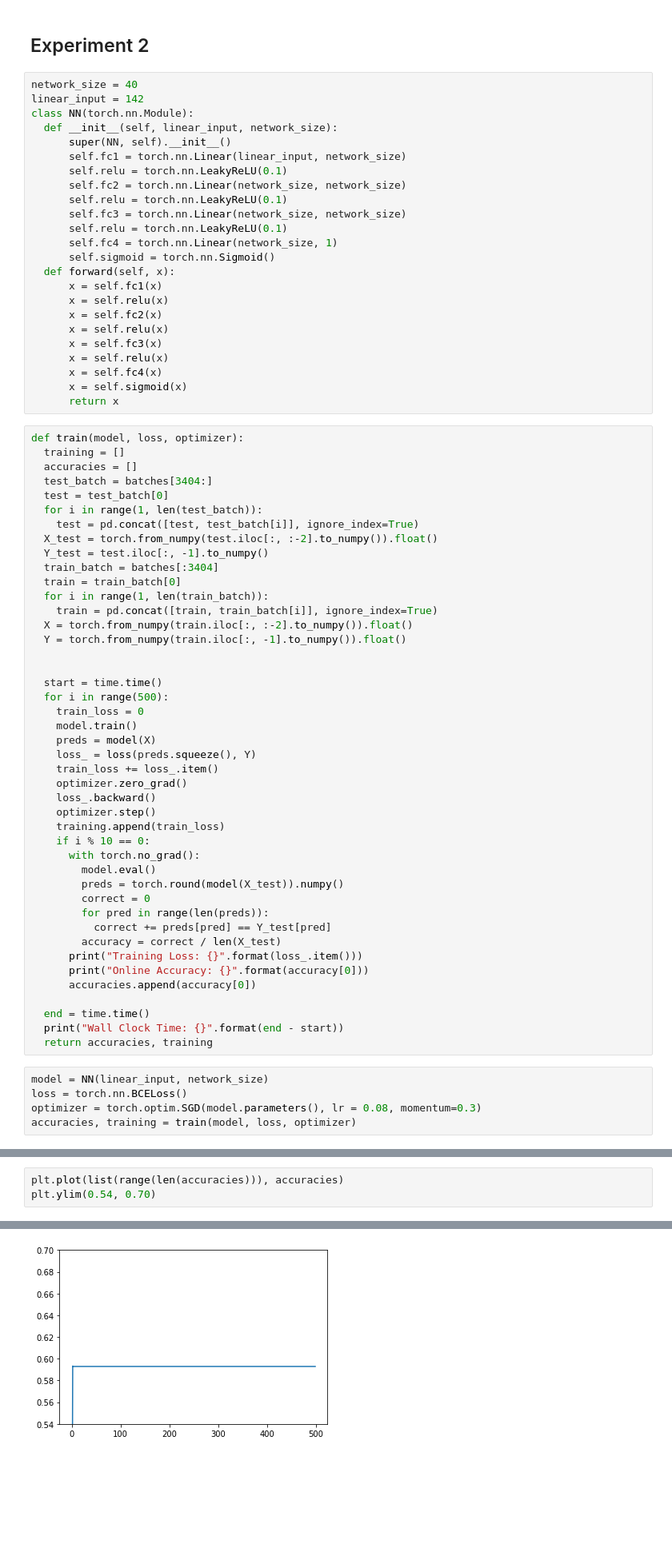
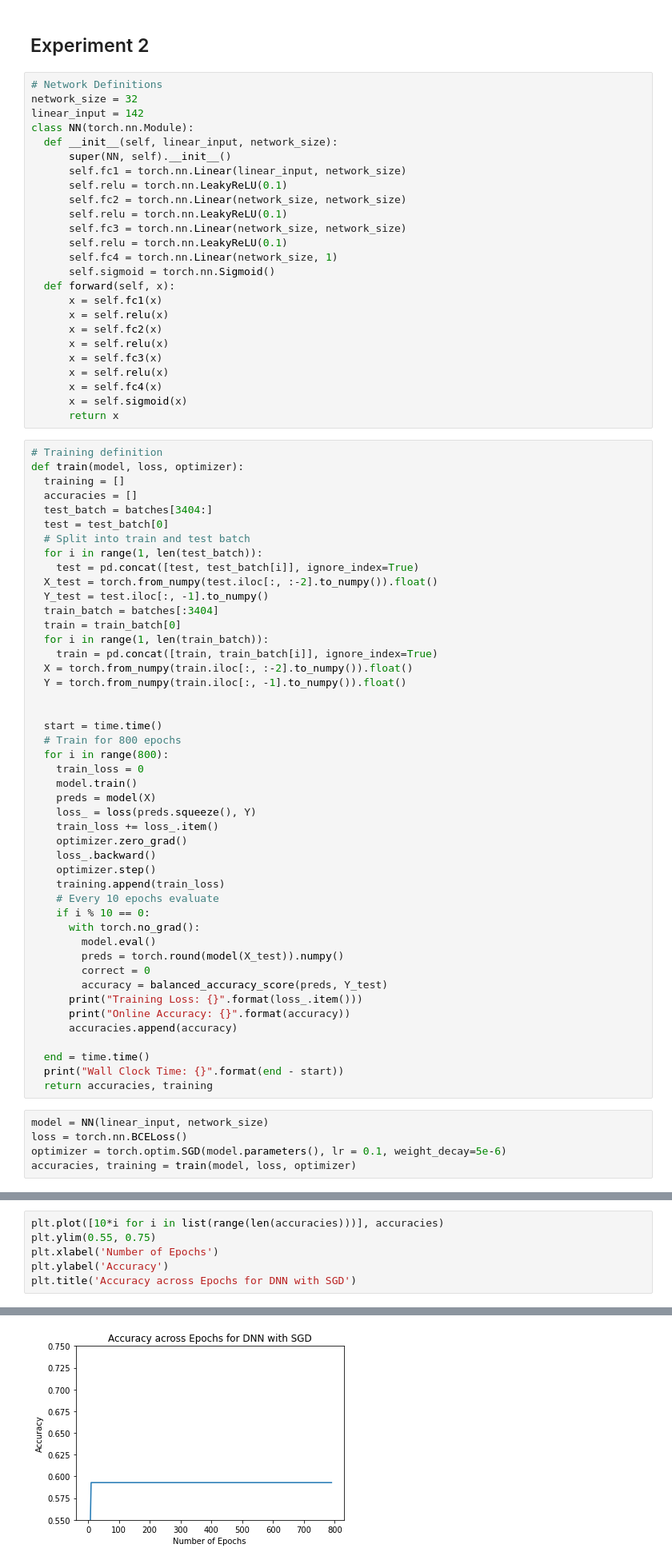
Before and after one commit to Silver-Scripters/online-model, a Jupyter notebook: models.ipynb, the cells around one changed output, grey strips where cells are left out. Shown at 80% size. Cells and saved outputs as stored; diff of their text form; blank space fills up the shorter version.

Commit message:
Final online model for submission

```diff
--- a/models.ipynb
+++ b/models.ipynb
@@ -326,7 +326,8 @@ plt.ylim(0.56, 0.70)
 # %% [markdown]
 ## Experiment 2
 # %%
-network_size = 40
+# Network Definitions
+network_size = 32
 linear_input = 142
 class NN(torch.nn.Module):
   def __init__(self, linear_input, network_size):
@@ -350,11 +351,13 @@ class NN(torch.nn.Module):
       x = self.sigmoid(x)
       return x
 # %%
+# Training definition
 def train(model, loss, optimizer):
   training = []
   accuracies = []
   test_batch = batches[3404:]
   test = test_batch[0]
+  # Split into train and test batch
   for i in range(1, len(test_batch)):
     test = pd.concat([test, test_batch[i]], ignore_index=True)
   X_test = torch.from_numpy(test.iloc[:, :-2].to_numpy()).float()
@@ -368,7 +371,8 @@ def train(model, loss, optimizer):
 
 
   start = time.time()
-  for i in range(500):
+  # Train for 800 epochs
+  for i in range(800):
     train_loss = 0
     model.train()
     preds = model(X)
@@ -378,17 +382,16 @@ def train(model, loss, optimizer):
     loss_.backward()
     optimizer.step()
     training.append(train_loss)
+    # Every 10 epochs evaluate
     if i % 10 == 0:
       with torch.no_grad():
         model.eval()
         preds = torch.round(model(X_test)).numpy()
         correct = 0
-        for pred in range(len(preds)):
-          correct += preds[pred] == Y_test[pred]
-        accuracy = correct / len(X_test)
+        accuracy = balanced_accuracy_score(preds, Y_test)
       print("Training Loss: {}".format(loss_.item()))
-      print("Online Accuracy: {}".format(accuracy[0]))
-      accuracies.append(accuracy[0])
+      print("Online Accuracy: {}".format(accuracy))
+      accuracies.append(accuracy)
 
   end = time.time()
   print("Wall Clock Time: {}".format(end - start))
@@ -396,6 +399,6 @@ def train(model, loss, optimizer):
 # %%
 model = NN(linear_input, network_size)
 loss = torch.nn.BCELoss()
-optimizer = torch.optim.SGD(model.parameters(), lr = 0.08, momentum=0.3)
+optimizer = torch.optim.SGD(model.parameters(), lr = 0.1, weight_decay=5e-6)
 accuracies, training = train(model, loss, optimizer)
 # %% [output]
@@ -419,4 +422,7 @@ Wall Clock Time: 15.955892086029053
 # %%
-plt.plot(list(range(len(accuracies))), accuracies)
-plt.ylim(0.54, 0.70)
+plt.plot([10*i for i in list(range(len(accuracies)))], accuracies)
+plt.ylim(0.55, 0.75)
+plt.xlabel('Number of Epochs')
+plt.ylabel('Accuracy')
+plt.title('Accuracy across Epochs for DNN with SGD')
 # %% [output]
@@ -424 +430 @@ plt.ylim(0.54, 0.70)
-[figure, old version]
+[figure, new version]
```
Also changed, not shown: parts of 26 cells of this notebook.
